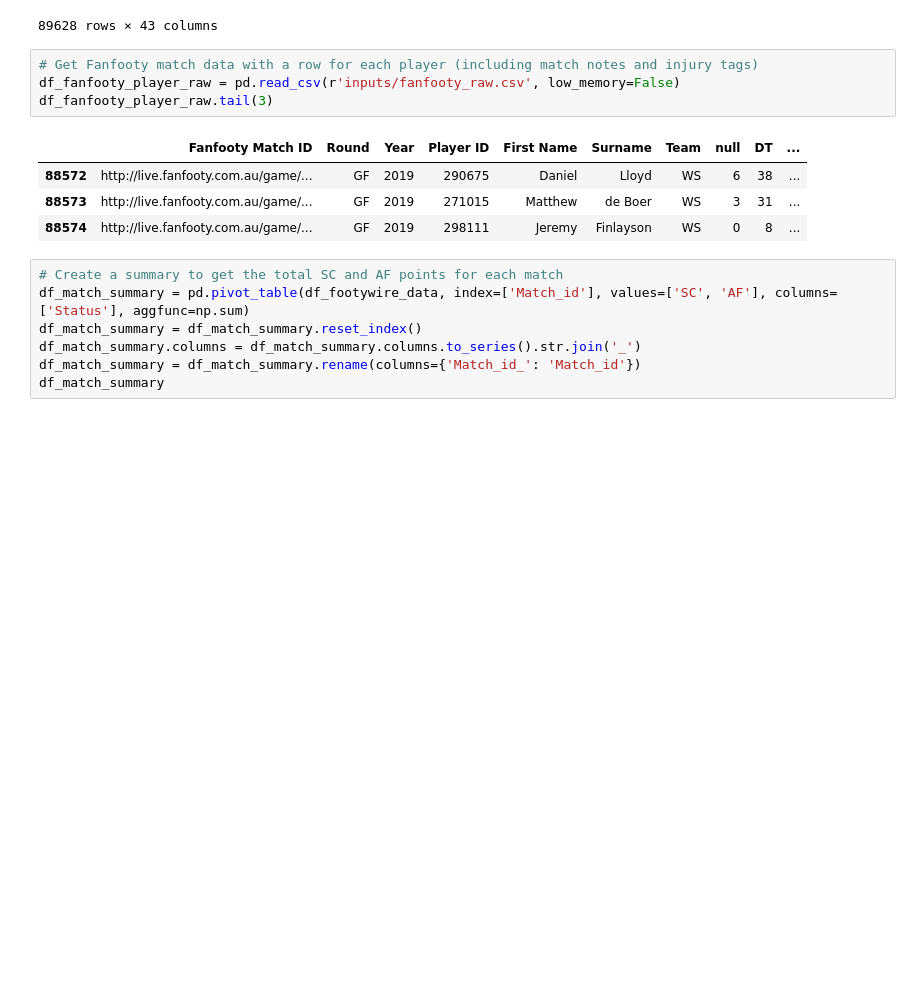
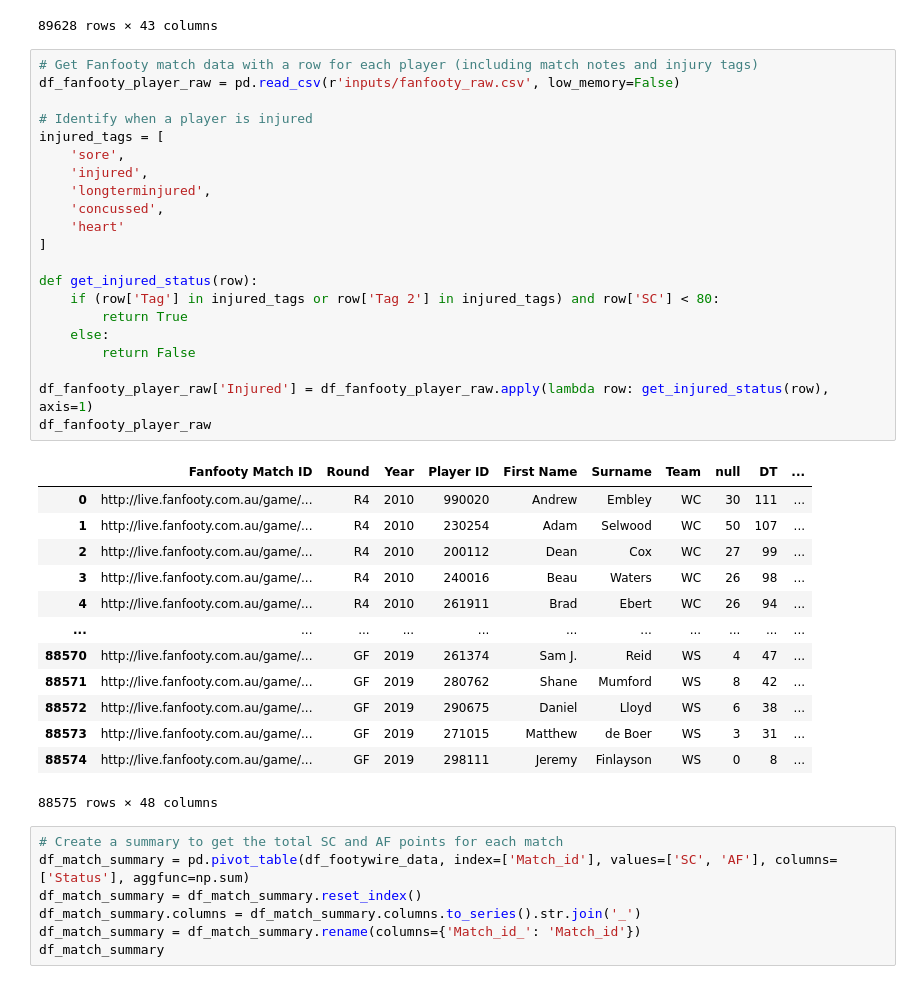
Before and after one commit to mark-richards/afl-eda, a Jupyter notebook: footywire-afl-eda.ipynb, the cells around one changed output. Drawn from its saved outputs; the diff is of its cells as text; blank space fills up the shorter version.

```diff
--- a/footywire-afl-eda.ipynb
+++ b/footywire-afl-eda.ipynb
@@ -28,12 +28,38 @@ df_footywire_data
 # %%
 # Get Fanfooty match data with a row for each player (including match notes and injury tags)
 df_fanfooty_player_raw = pd.read_csv(r'inputs/fanfooty_raw.csv', low_memory=False)
-df_fanfooty_player_raw.tail(3)
+
+# Identify when a player is injured
+injured_tags = [
+    'sore',
+    'injured',
+    'longterminjured',
+    'concussed',
+    'heart'
+]
+
+def get_injured_status(row):
+    if (row['Tag'] in injured_tags or row['Tag 2'] in injured_tags) and row['SC'] < 80:
+        return True
+    else:
+        return False
+
+df_fanfooty_player_raw['Injured'] = df_fanfooty_player_raw.apply(lambda row: get_injured_status(row), axis=1)
+df_fanfooty_player_raw
 # %% [output]
 |  | Fanfooty Match ID | Round | Year | Player ID | First Name | Surname | Team | null | DT | ... |
+| 0 | http://live.fanfooty.com.au/game/... | R4 | 2010 | 990020 | Andrew | Embley | WC | 30 | 111 | ... |
+| 1 | http://live.fanfooty.com.au/game/... | R4 | 2010 | 230254 | Adam | Selwood | WC | 50 | 107 | ... |
+| 2 | http://live.fanfooty.com.au/game/... | R4 | 2010 | 200112 | Dean | Cox | WC | 27 | 99 | ... |
+| 3 | http://live.fanfooty.com.au/game/... | R4 | 2010 | 240016 | Beau | Waters | WC | 26 | 98 | ... |
+| 4 | http://live.fanfooty.com.au/game/... | R4 | 2010 | 261911 | Brad | Ebert | WC | 26 | 94 | ... |
+| ... | ... | ... | ... | ... | ... | ... | ... | ... | ... | ... |
+| 88570 | http://live.fanfooty.com.au/game/... | GF | 2019 | 261374 | Sam J. | Reid | WS | 4 | 47 | ... |
+| 88571 | http://live.fanfooty.com.au/game/... | GF | 2019 | 280762 | Shane | Mumford | WS | 8 | 42 | ... |
 | 88572 | http://live.fanfooty.com.au/game/... | GF | 2019 | 290675 | Daniel | Lloyd | WS | 6 | 38 | ... |
 | 88573 | http://live.fanfooty.com.au/game/... | GF | 2019 | 271015 | Matthew | de Boer | WS | 3 | 31 | ... |
 | 88574 | http://live.fanfooty.com.au/game/... | GF | 2019 | 298111 | Jeremy | Finlayson | WS | 0 | 8 | ... |
+88575 rows × 48 columns
 # %%
 # Create a summary to get the total SC and AF points for each match
 df_match_summary = pd.pivot_table(df_footywire_data, index=['Match_id'], values=['SC', 'AF'], columns=['Status'], aggfunc=np.sum)
```
Also changed, not shown: parts of 9 cells of this notebook, 7 other files.
